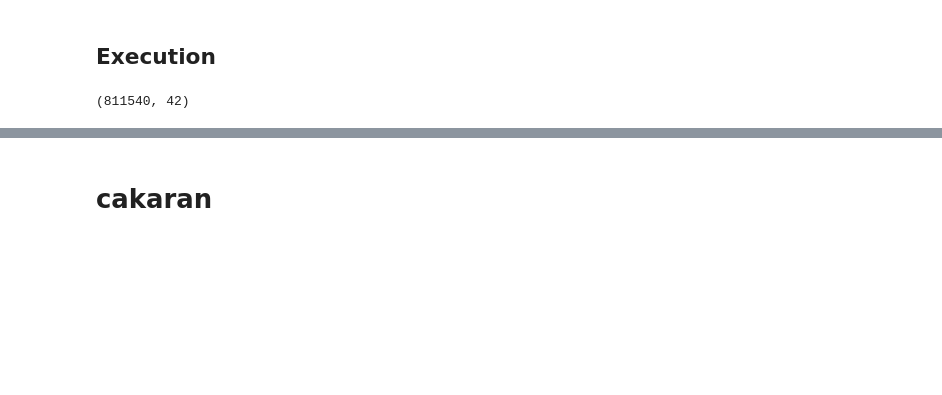
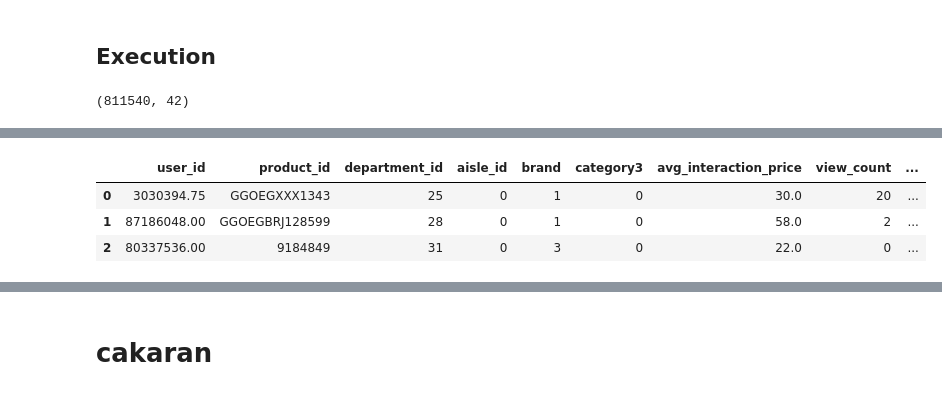
Before and after one commit to masterofray/cooprec_ml-analytics, a Jupyter notebook: notebooks/RC07_FPGrowth_Colaborative_Filtering.ipynb, the cells around one changed output, grey strips where cells are left out. Saved outputs shown, nothing was run; the diff lists cells and outputs as text; code cells hidden in the pictures; blank space fills up the shorter version.

```diff
--- a/notebooks/RC07_FPGrowth_Colaborative_Filtering.ipynb
+++ b/notebooks/RC07_FPGrowth_Colaborative_Filtering.ipynb
@@ -1758,6 +1758,8 @@ Data columns (total 42 columns):
 dtypes: float32(5), int32(36), object(1)
 memory usage: 133.1+ MB
 None
+# %%
+mas_test = deepcopy(TrainTest.FinalMasterData_test)
 # %% [markdown]
 # FP-Growth Models
 ---
@@ -2309,30 +2304,27 @@ def _count_in_chunk(chunk: List[List[str]]) -> Dict[str, int]:
 def find_frequent_items(
     transactions: List[List[str]],
     min_support: float,
-    **kwargs
+    n_jobs: int = -1
 ) -> Dict[str, int]:
-    logger.info("Finding frequent 1-itemsets (parallel joblib)")
+    logger.info("Finding frequent 1-itemsets (parallel)...")
     num_transactions = len(transactions)
     min_count = int(min_support * num_transactions)
-    n_jobs = kwargs.get('n_jobs', -1)
 
     n_chunks = min(os.cpu_count() or 8, len(transactions))
     chunks = [transactions[i::n_chunks] for i in range(n_chunks)]
 
-    chunk_counts_list: List[Dict[str, int]] = Parallel(n_jobs=n_jobs)(
-        delayed(_count_in_chunk)(chunk)
-        for chunk in tqdm(chunks, desc="Parallel counting", colour='green')
+    chunk_counts_list: List[Dict] = Parallel(n_jobs=n_jobs)(
+        delayed(_count_in_chunk)(chunk) for chunk in tqdm(chunks, desc="Counting")
     )
 
     item_count: Dict[str, int] = dict()
-    for chunk_count in tqdm(chunk_counts_list, desc="Merging counts", colour='green'):
+    for chunk_count in chunk_counts_list:
         for item, cnt in chunk_count.items():
             item_count[item] = item_count.get(item, 0) + cnt
 
-    frequent_items = {item: count for item, count in item_count.items() if count >= min_count}
-    logger.info(f"Found {len(frequent_items)} frequent 1-itemsets")
-    gc.collect()
-    return frequent_items
+    frequent = {item: count for item, count in item_count.items() if count >= min_count}
+    logger.info(f"Found {len(frequent)} frequent items")
+    return frequent
 # %%
 def visualize_frequent_itemsets(
     frequent_itemsets: Dict[FrozenSet[str], int],
@@ -2508,3 +2507,15 @@ api.save_model("fpgrowth_full.pkl")
 # %%
 api_inc = FPGrowthAPI(min_support=0.005, variant='incremental')
 api_inc.fit(mas_train, group_by='user_id', filter_col='purchase_count', output_dir='results')
+# %%
+print(f"Loaded testpredict.csv → {mas_test.shape} | {mas_test['user_id'].nunique():,} unique users")
+
+# Example usage (after you already did .fit() on training data)
+api.TestData = mas_test
+recs = api.predict(mas_test, top_k=10)
+api.save_predictions(recs, "predictions_per_user_final.json")
+
+# Quick check
+print(f"First 3 users with recommendations:")
+for user, items in list(recs.items())[:3]:
+    print(f"  User {user}: {len(items)} recommendations")
@@ -2510,0 +2548,9 @@ api_inc.fit(mas_train, group_by='user_id', filter_col='purchase_count', output_d
+# %%
+display(mas_test.head(3))
+
+outputest = api.predict(mas_test)
+# %% [output]
+|  | user_id | product_id | department_id | aisle_id | brand | category3 | avg_interaction_price | view_count | ... |
+| 0 | 3030394.75 | GGOEGXXX1343 | 25 | 0 | 1 | 0 | 30.0 | 20 | ... |
+| 1 | 87186048.00 | GGOEGBRJ128599 | 28 | 0 | 1 | 0 | 58.0 | 2 | ... |
+| 2 | 80337536.00 | 9184849 | 31 | 0 | 3 | 0 | 22.0 | 0 | ... |
```
Also changed, not shown: parts of 19 cells of this notebook.
